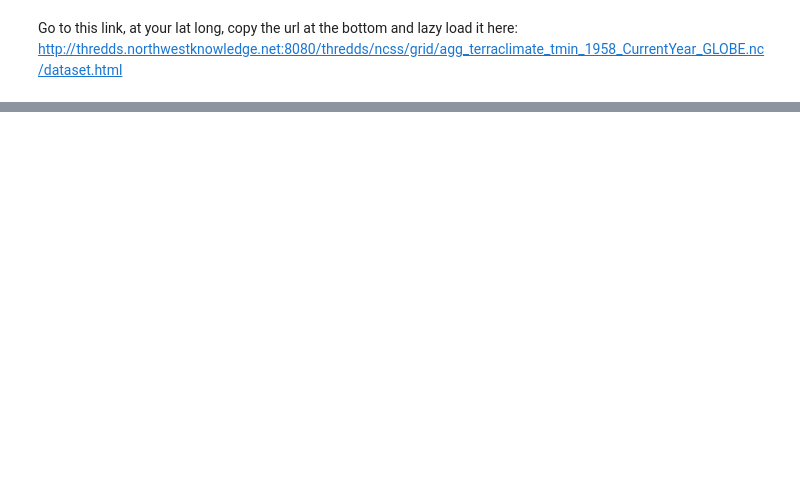
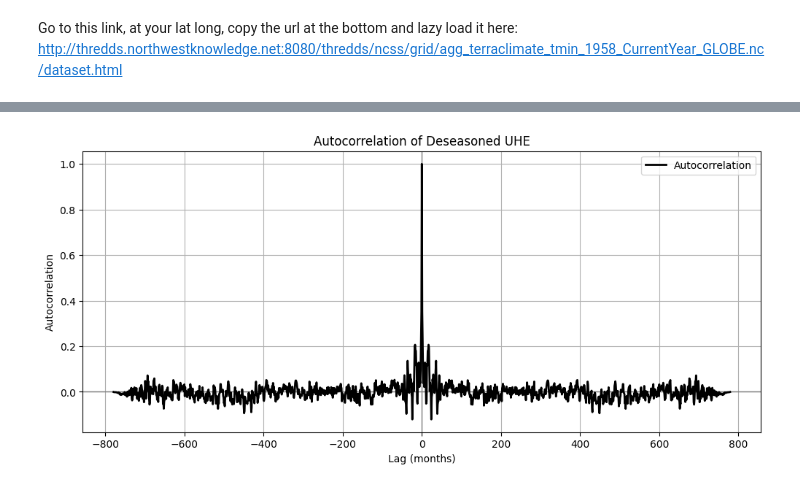
Before and after one commit to Hiba-N/isloo-uhe, a Jupyter notebook: processing.ipynb, the cells around one changed output, grey strips where cells are left out. Saved outputs shown, nothing was run; the diff lists cells and outputs as text; code cells hidden in the pictures; blank space fills up the shorter version.

```diff
--- a/processing.ipynb
+++ b/processing.ipynb
@@ -180,0 +425,29 @@ Error:
+# %%
+import numpy as np
+import matplotlib.pyplot as plt
+
+# x = deseasoned UHE series (as np.array)
+x = uhe_deseasoned.dropna().values
+
+# subtract mean
+x = x - np.mean(x)
+
+# compute autocorrelation
+acorr = np.correlate(x, x, mode='full') / np.sum(x**2)
+
+# define lag array
+lags = np.arange(-len(x)+1, len(x))
+
+# plot
+plt.figure(figsize=(12,5))
+plt.axhline(0, color='gray', linewidth=1)
+plt.axvline(0, color='gray', linewidth=1)
+plt.plot(lags, acorr, color='k', linewidth=2, label='Autocorrelation')
+plt.xlabel("Lag (months)")
+plt.ylabel("Autocorrelation")
+plt.title("Autocorrelation of Deseasoned UHE")
+plt.legend()
+plt.grid(True)
+plt.show()
+# %% [output]
+[figure, added]
```
Also changed, not shown: parts of 28 cells of this notebook.
